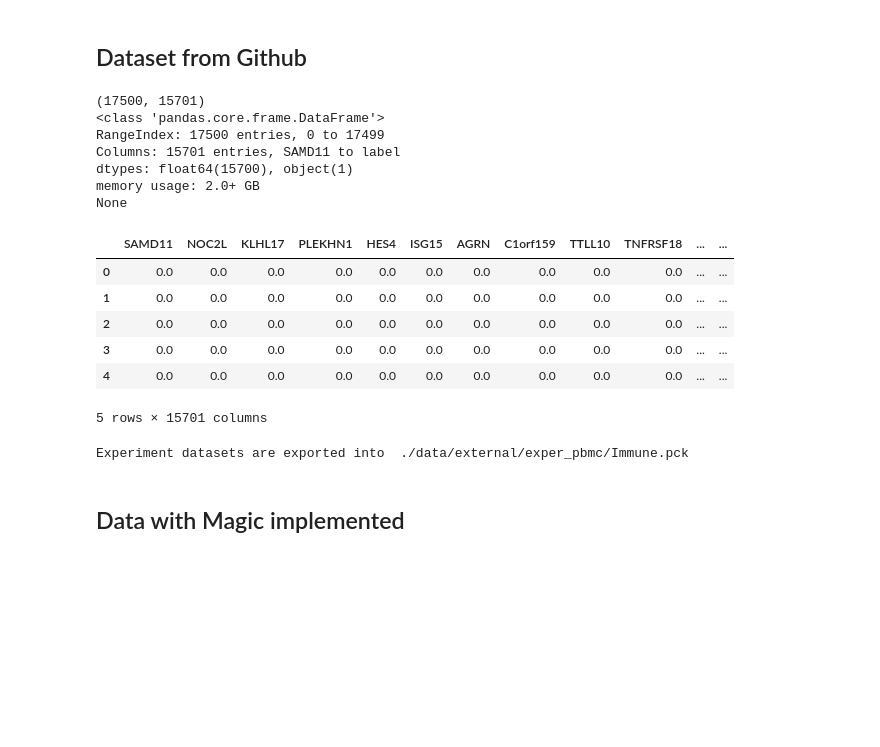
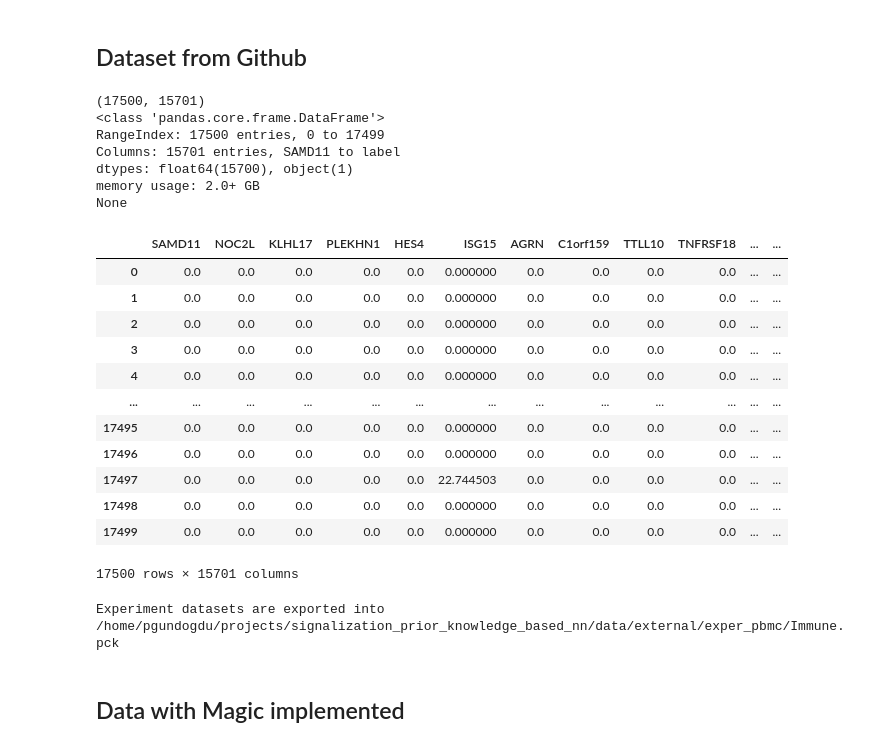
Before and after one commit to pelingundogdu/signalization_prior_knowledge_based_nn, a Jupyter notebook: notebooks/1.0-pg-converting-datasets-into-pck.ipynb, the cells around one changed output. Cells and saved outputs as stored; diff of their text form; code cells hidden in the pictures; blank space fills up the shorter version.

```diff
--- a/notebooks/1.0-pg-converting-datasets-into-pck.ipynb
+++ b/notebooks/1.0-pg-converting-datasets-into-pck.ipynb
@@ -234,31 +218,35 @@ src.define_folder(loc_=loc_output)
 # %%
 dataset = 'Immune.20210314.rds.gz'
 df_raw = pyreadr.read_r(os.path.join(src.DIR_DATA, location, experiment, dataset))[None]
-# df_raw = pd.DataFrame(pyread_immune.get(None))
-df_raw = df_raw.reset_index(drop=True)
 print(df_raw.shape)
 print(df_raw.info())
 df_raw
 # %% [output]
 (17500, 15701)
 <class 'pandas.core.frame.DataFrame'>
 RangeIndex: 17500 entries, 0 to 17499
 Columns: 15701 entries, SAMD11 to label
 dtypes: float64(15700), object(1)
 memory usage: 2.0+ GB
 None
 |  | SAMD11 | NOC2L | KLHL17 | PLEKHN1 | HES4 | ISG15 | AGRN | C1orf159 | TTLL10 | TNFRSF18 | ... | ... |
-| 0 | 0.0 | 0.0 | 0.0 | 0.0 | 0.0 | 0.0 | 0.0 | 0.0 | 0.0 | 0.0 | ... | ... |
-| 1 | 0.0 | 0.0 | 0.0 | 0.0 | 0.0 | 0.0 | 0.0 | 0.0 | 0.0 | 0.0 | ... | ... |
-| 2 | 0.0 | 0.0 | 0.0 | 0.0 | 0.0 | 0.0 | 0.0 | 0.0 | 0.0 | 0.0 | ... | ... |
-| 3 | 0.0 | 0.0 | 0.0 | 0.0 | 0.0 | 0.0 | 0.0 | 0.0 | 0.0 | 0.0 | ... | ... |
-| 4 | 0.0 | 0.0 | 0.0 | 0.0 | 0.0 | 0.0 | 0.0 | 0.0 | 0.0 | 0.0 | ... | ... |
+| 0 | 0.0 | 0.0 | 0.0 | 0.0 | 0.0 | 0.000000 | 0.0 | 0.0 | 0.0 | 0.0 | ... | ... |
+| 1 | 0.0 | 0.0 | 0.0 | 0.0 | 0.0 | 0.000000 | 0.0 | 0.0 | 0.0 | 0.0 | ... | ... |
+| 2 | 0.0 | 0.0 | 0.0 | 0.0 | 0.0 | 0.000000 | 0.0 | 0.0 | 0.0 | 0.0 | ... | ... |
+| 3 | 0.0 | 0.0 | 0.0 | 0.0 | 0.0 | 0.000000 | 0.0 | 0.0 | 0.0 | 0.0 | ... | ... |
+| 4 | 0.0 | 0.0 | 0.0 | 0.0 | 0.0 | 0.000000 | 0.0 | 0.0 | 0.0 | 0.0 | ... | ... |
+| ... | ... | ... | ... | ... | ... | ... | ... | ... | ... | ... | ... | ... |
+| 17495 | 0.0 | 0.0 | 0.0 | 0.0 | 0.0 | 0.000000 | 0.0 | 0.0 | 0.0 | 0.0 | ... | ... |
+| 17496 | 0.0 | 0.0 | 0.0 | 0.0 | 0.0 | 0.000000 | 0.0 | 0.0 | 0.0 | 0.0 | ... | ... |
+| 17497 | 0.0 | 0.0 | 0.0 | 0.0 | 0.0 | 22.744503 | 0.0 | 0.0 | 0.0 | 0.0 | ... | ... |
+| 17498 | 0.0 | 0.0 | 0.0 | 0.0 | 0.0 | 0.000000 | 0.0 | 0.0 | 0.0 | 0.0 | ... | ... |
+| 17499 | 0.0 | 0.0 | 0.0 | 0.0 | 0.0 | 0.000000 | 0.0 | 0.0 | 0.0 | 0.0 | ... | ... |
-5 rows × 15701 columns
+17500 rows × 15701 columns
 # %%
 df_raw.to_pickle(os.path.join(loc_output, (dataset.split('.')[0]+'.pck') ))
 print('Experiment datasets are exported into ', os.path.join(loc_output, (dataset.split('.')[0]+'.pck') ))
 # %% [output]
-Experiment datasets are exported into  ./data/external/exper_pbmc/Immune.pck
+Experiment datasets are exported into  /home/pgundogdu/projects/signalization_prior_knowledge_based_nn/data/external/exper_pbmc/Immune.pck
 # %% [markdown]
 ## Data with Magic implemented
 # %%
```
Also changed, not shown: parts of 16 cells of this notebook.
